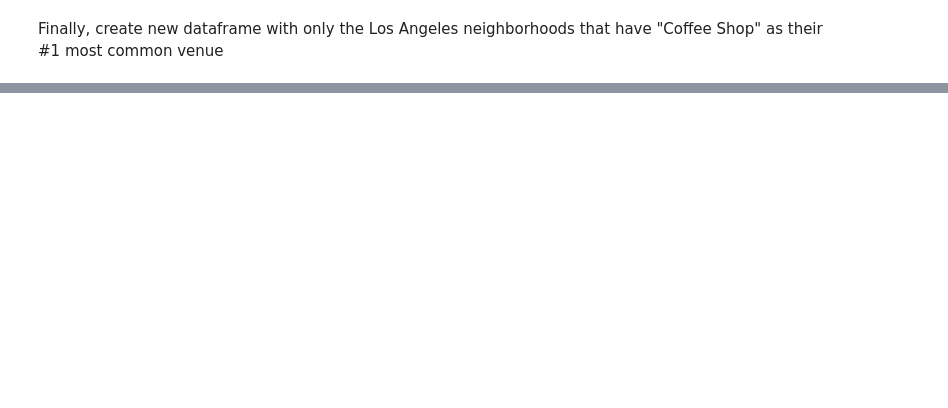
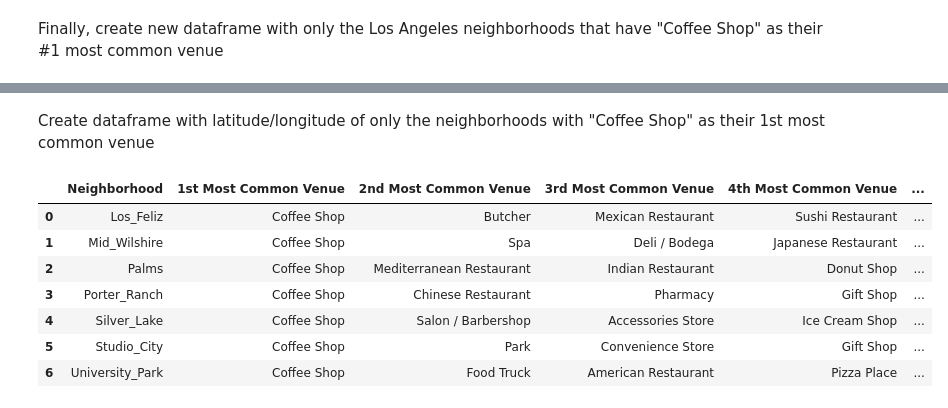
Before and after one commit to karolinasandgren/Coursera_Capstone, a Jupyter notebook: Data Analysis for Prospective LA Neighborhood.ipynb, the cells around one changed output, grey strips where cells are left out. Drawn from its saved outputs; the diff is of its cells as text; code cells hidden in the pictures; blank space fills up the shorter version.

```diff
--- a/Data Analysis for Prospective LA Neighborhood.ipynb
+++ b/Data Analysis for Prospective LA Neighborhood.ipynb
@@ -341,0 +377,14 @@ neighborhoods_venues_sorted_coffeeshop
+# %% [markdown]
+Create dataframe with latitude/longitude of only the neighborhoods with "Coffee Shop" as their 1st most common venue
+# %%
+final_df = pd.merge(neighborhoods_venues_sorted_coffeeshop, la_neighborhoods, on="Neighborhood")
+final_df
+# %% [output]
+|  | Neighborhood | 1st Most Common Venue | 2nd Most Common Venue | 3rd Most Common Venue | 4th Most Common Venue | ... |
+| 0 | Los_Feliz | Coffee Shop | Butcher | Mexican Restaurant | Sushi Restaurant | ... |
+| 1 | Mid_Wilshire | Coffee Shop | Spa | Deli / Bodega | Japanese Restaurant | ... |
+| 2 | Palms | Coffee Shop | Mediterranean Restaurant | Indian Restaurant | Donut Shop | ... |
+| 3 | Porter_Ranch | Coffee Shop | Chinese Restaurant | Pharmacy | Gift Shop | ... |
+| 4 | Silver_Lake | Coffee Shop | Salon / Barbershop | Accessories Store | Ice Cream Shop | ... |
+| 5 | Studio_City | Coffee Shop | Park | Convenience Store | Gift Shop | ... |
+| 6 | University_Park | Coffee Shop | Food Truck | American Restaurant | Pizza Place | ... |
```
Also changed, not shown: parts of 16 cells of this notebook.
